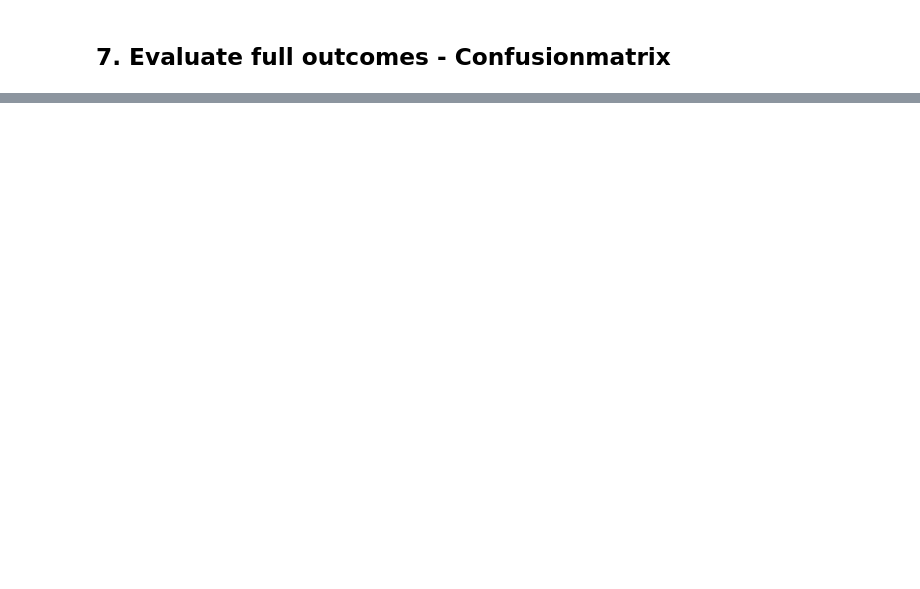
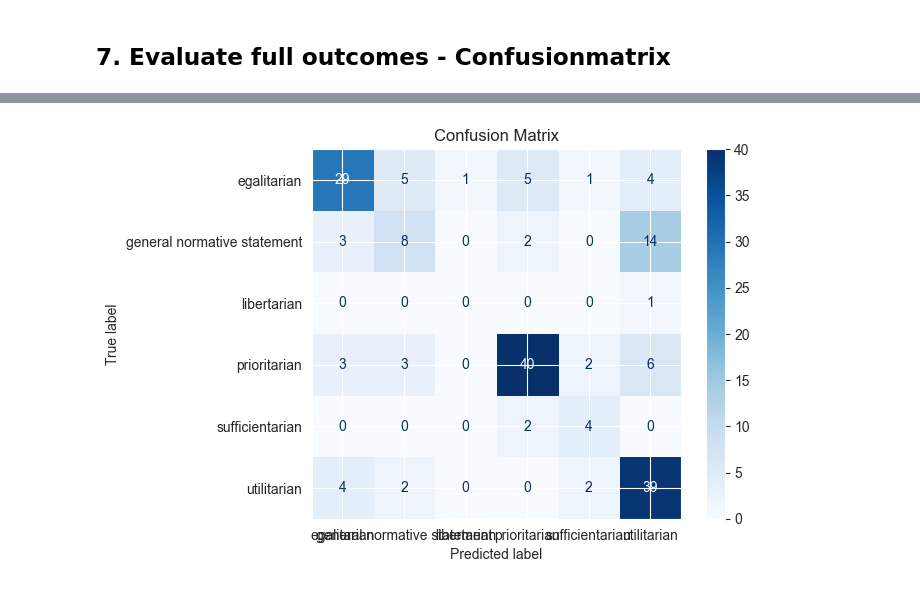
Before and after one commit to svansanten/TextToDistributiveJustice, a Jupyter notebook: DJ_GPT_analysis/GPT_principle_B2.ipynb, the cells around one changed output, grey strips where cells are left out. Cells and saved outputs as stored; diff of their text form; code cells hidden in the pictures; blank space fills up the shorter version.

Commit message:
B2.0 and B2.1 - confusionmatrix

```diff
--- a/DJ_GPT_analysis/GPT_principle_B2.ipynb
+++ b/DJ_GPT_analysis/GPT_principle_B2.ipynb
@@ -305,0 +314,3 @@ cf_matrix = confusion_matrix(y, y_pred
+# %%
+B20_280 = pd.read_csv('STRING_RESULT/B2.0/all_iterations/all_iterations_string_T0_280.csv')
+B20_280
@@ -305,0 +351,17 @@ cf_matrix = confusion_matrix(y, y_pred
+# %%
+# Now only make confusionmatrix for one element
+principle = B20_280['PRINCIPLE_x']
+principle_pred = B20_280['PRINCIPLE_y']
+
+# Step 6: Create the confusion matrix
+cm = confusion_matrix(principle, principle_pred)
+
+labels = ['egalitarian', 'general normative statement', 'libertarian', 'prioritarian', 'sufficientarian', 'utilitarian']
+
+# Visualize the confusion matrix
+disp = ConfusionMatrixDisplay(confusion_matrix=cm, display_labels=labels)
+disp.plot(cmap=plt.cm.Blues)
+plt.title("Confusion Matrix")
+plt.show()
+# %% [output]
+[figure, added]
```
Also changed, not shown: parts of 19 cells of this notebook, 22 other files.
